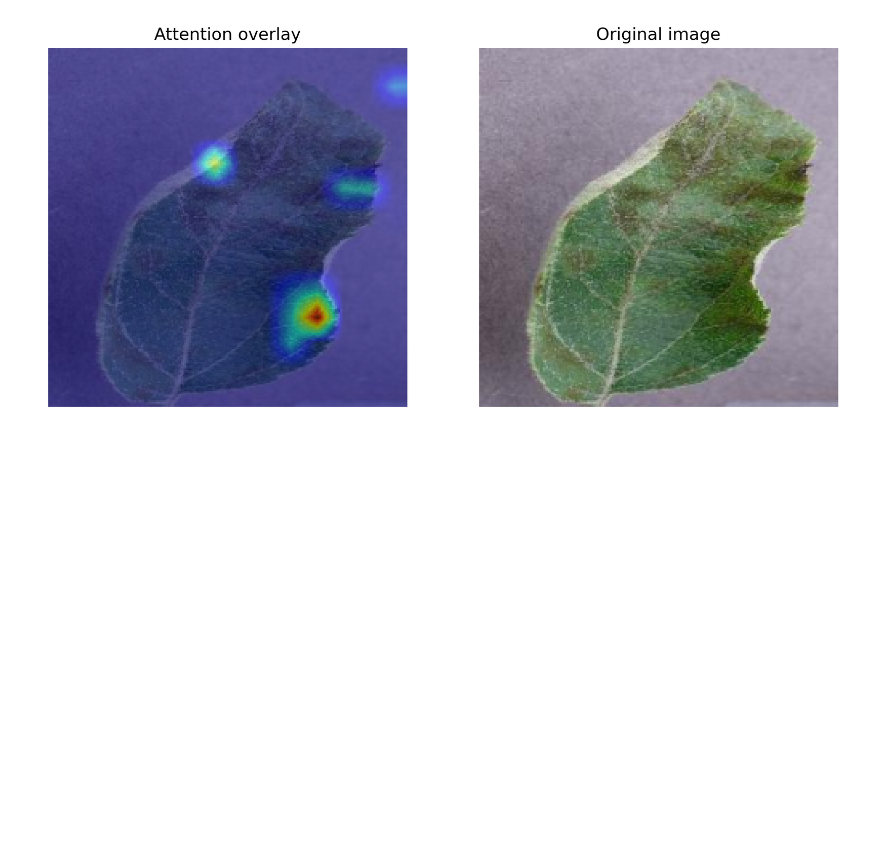
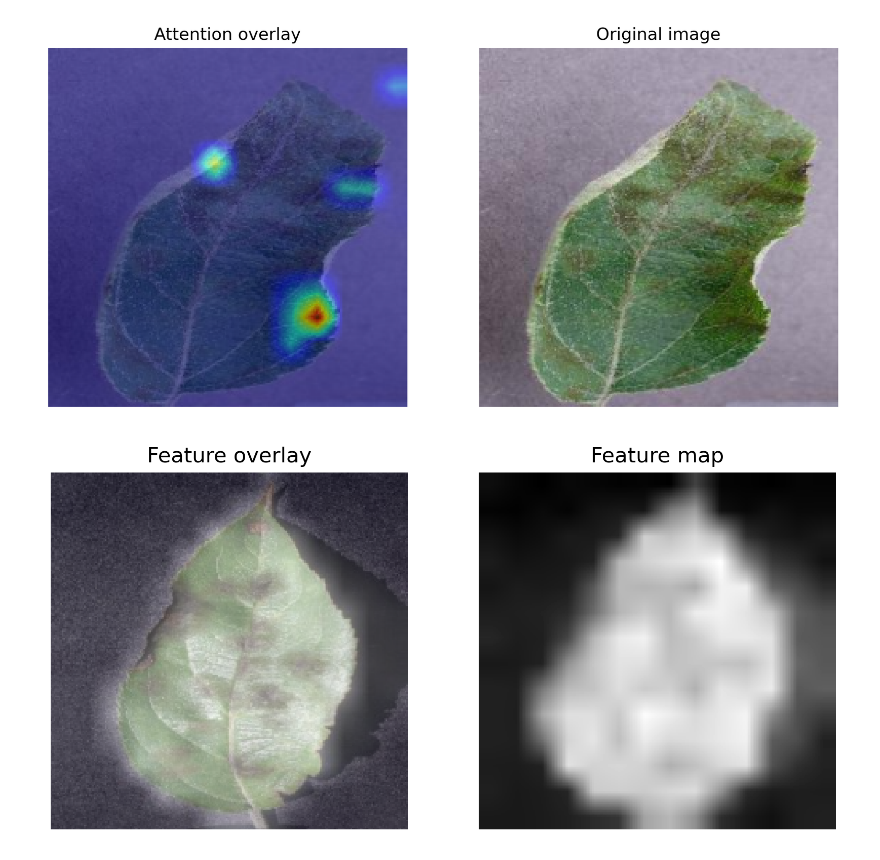
Before and after one commit to lolyhop/plant-disease-classification, a Jupyter notebook: notebooks/visualize_vit_attn_maps.ipynb, the cells around one changed output. Cells and saved outputs as stored; diff of their text form; code cells hidden in the pictures; blank space fills up the shorter version.

Commit message:
Push attn visualisation changes

```diff
--- a/notebooks/visualize_vit_attn_maps.ipynb
+++ b/notebooks/visualize_vit_attn_maps.ipynb
@@ -158,3 +158,50 @@ img = img.clamp(0, 1)
 visualize_vit_attention(model, img)
 # %% [output]
 [figure]
+# %%
+import matplotlib.pyplot as plt
+import torch
+import cv2
+
+def visualize_vit_features(model, img_tensor):
+    model.eval()
+    img_batch = img_tensor.unsqueeze(0).to(device)
+
+    with torch.no_grad():
+        features = model.forward_features(img_batch)  # [1, num_patches+1, emb_dim]
+
+    # remove CLS token
+    patch_features = features[:, 1:, :]  # [1, num_patches, emb_dim]
+    patch_features = patch_features.squeeze(0)  # [num_patches, emb_dim]
+
+    num_patches = patch_features.shape[0]
+    patch_size = int(num_patches**0.5)
+
+    feature_map = patch_features.mean(dim=1).reshape(patch_size, patch_size)
+    feature_map = feature_map.cpu().numpy()
+    feature_map = (feature_map - feature_map.min()) / (feature_map.max() - feature_map.min())
+    feature_map = cv2.resize(feature_map, (img_tensor.shape[2], img_tensor.shape[1]))
+
+    img_np = img_tensor.permute(1, 2, 0).cpu().numpy()
+
+    plt.figure(figsize=(8, 4), dpi=250)
+    plt.subplot(1, 2, 1)
+    plt.imshow(img_np)
+    plt.imshow(feature_map, cmap="gray", alpha=0.6)
+    plt.axis("off")
+    plt.title("Feature overlay")
+
+    plt.subplot(1, 2, 2)
+    plt.imshow(feature_map, cmap="gray")
+    plt.axis("off")
+    plt.title("Feature map")
+
+    plt.show()
+
+
+img, label = test_dataset[25]
+img = img * std + mean
+img = img.clamp(0, 1)
+visualize_vit_features(model, img)
+# %% [output]
+[figure, added]
```
